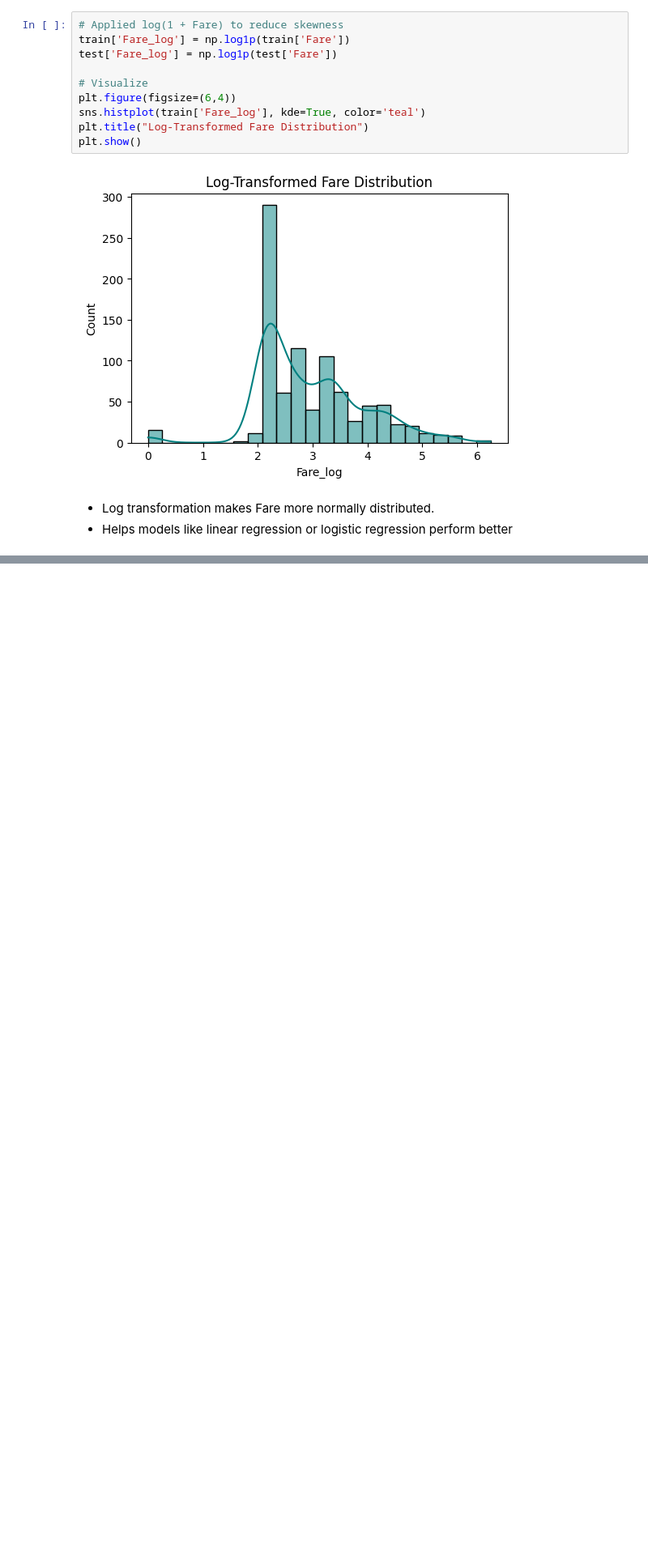
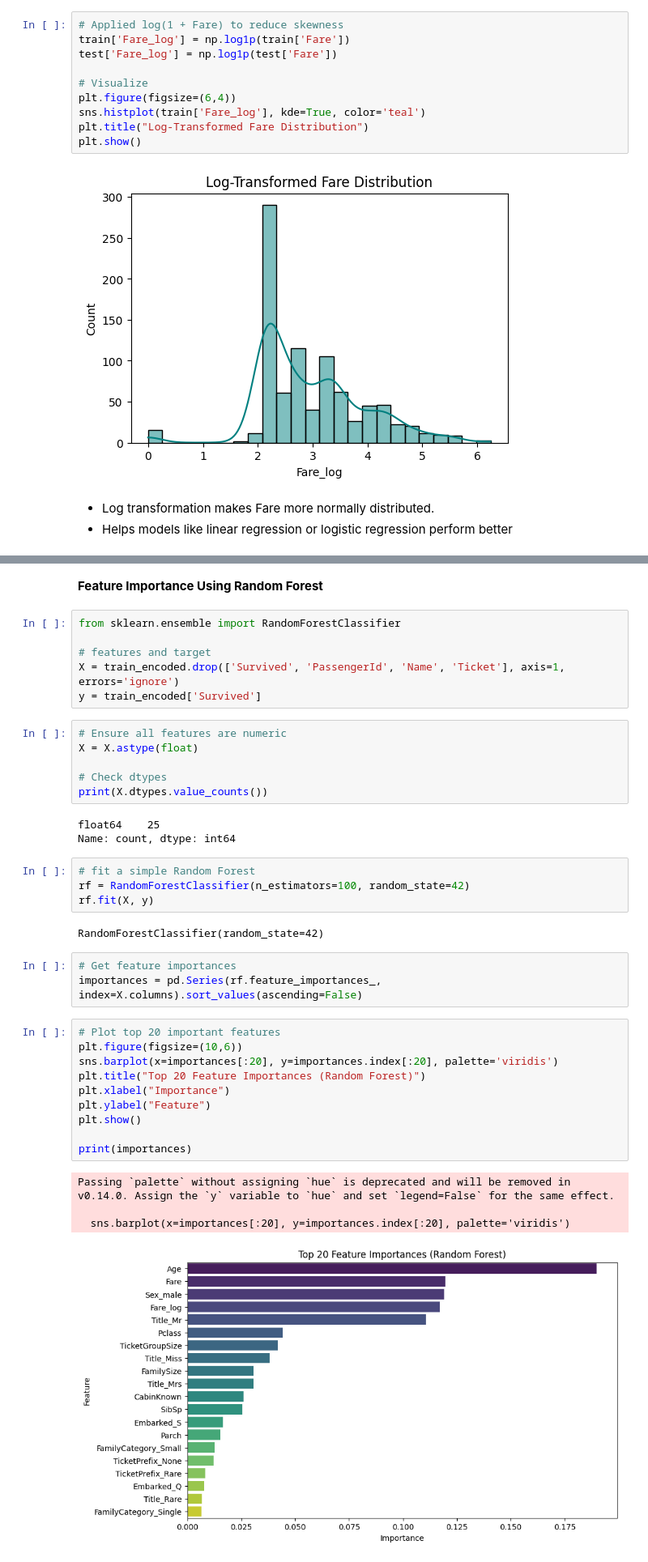
Before and after one commit to Aman-sys-ui/EDA, a Jupyter notebook: Titanic/EDA_Titanic.ipynb, the cells around one changed output, grey strips where cells are left out. Shown: that part at 81% size. Saved outputs shown, nothing was run; the diff lists cells and outputs as text; blank space fills up the shorter version.

```diff
--- a/Titanic/EDA_Titanic.ipynb
+++ b/Titanic/EDA_Titanic.ipynb
@@ -1060,0 +1116,41 @@ plt.show()
+# %% [markdown]
+**Feature Importance Using Random Forest**
+# %%
+from sklearn.ensemble import RandomForestClassifier
+
+# features and target
+X = train_encoded.drop(['Survived', 'PassengerId', 'Name', 'Ticket'], axis=1, errors='ignore')
+y = train_encoded['Survived']
+# %%
+# Ensure all features are numeric
+X = X.astype(float)
+
+# Check dtypes
+print(X.dtypes.value_counts())
+# %% [output]
+float64    25
+Name: count, dtype: int64
+# %%
+# fit a simple Random Forest
+rf = RandomForestClassifier(n_estimators=100, random_state=42)
+rf.fit(X, y)
+# %% [output]
+RandomForestClassifier(random_state=42)
+# %%
+# Get feature importances
+importances = pd.Series(rf.feature_importances_, index=X.columns).sort_values(ascending=False)
+# %%
+# Plot top 20 important features
+plt.figure(figsize=(10,6))
+sns.barplot(x=importances[:20], y=importances.index[:20], palette='viridis')
+plt.title("Top 20 Feature Importances (Random Forest)")
+plt.xlabel("Importance")
+plt.ylabel("Feature")
+plt.show()
+
+print(importances)
+# %% [output]
+Passing `palette` without assigning `hue` is deprecated and will be removed in v0.14.0. Assign the `y` variable to `hue` and set `legend=False` for the same effect.
+
+  sns.barplot(x=importances[:20], y=importances.index[:20], palette='viridis')
+[figure, added]
```
Also changed, not shown: parts of 8 cells of this notebook.
